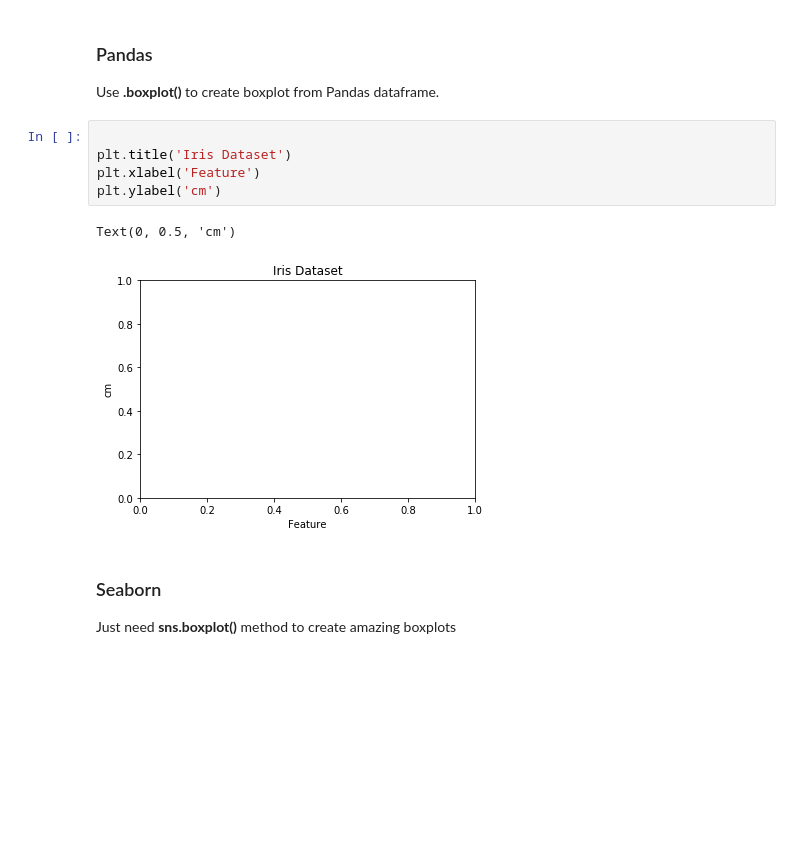
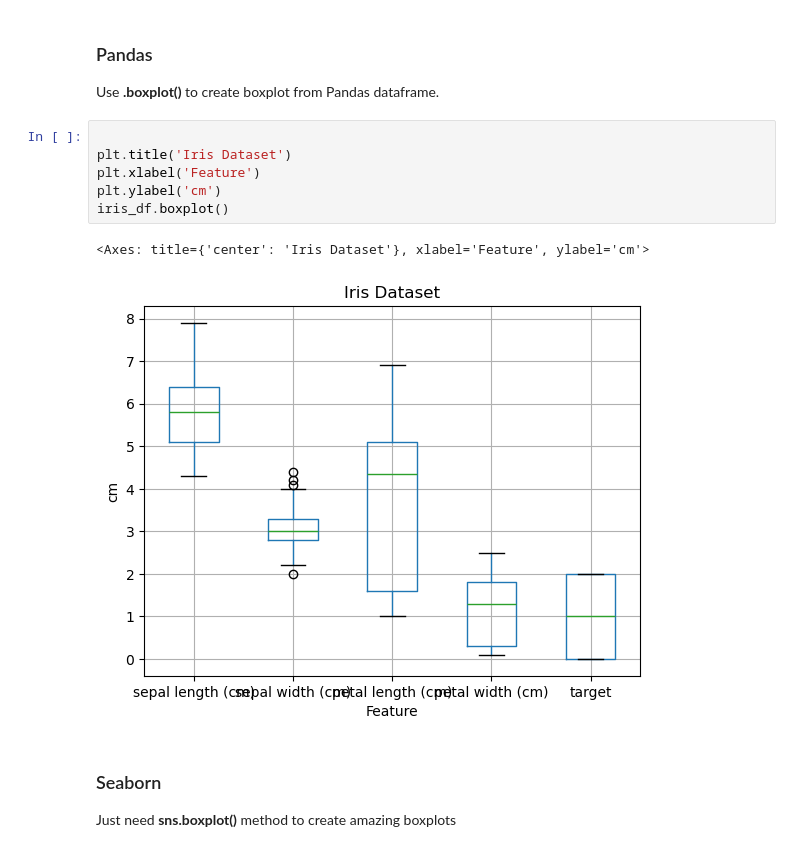
Before and after one commit to devmattj1/data_viz_python_tutorial, a Jupyter notebook: Data_Viz_Tutorial.ipynb, the cells around one changed output. Cells and saved outputs as stored; diff of their text form; blank space fills up the shorter version.

```diff
--- a/Data_Viz_Tutorial.ipynb
+++ b/Data_Viz_Tutorial.ipynb
@@ -405,11 +393,12 @@ Use **.boxplot()** to create boxplot from Pandas dataframe.
 # %%
 
 plt.title('Iris Dataset')
 plt.xlabel('Feature')
 plt.ylabel('cm')
+iris_df.boxplot()
 # %% [output]
-Text(0, 0.5, 'cm')
+<Axes: title={'center': 'Iris Dataset'}, xlabel='Feature', ylabel='cm'>
-[figure, old version]
+[figure, new version]
 # %% [markdown]
 ### Seaborn
 Just need **sns.boxplot()** method to create amazing boxplots
```
Also changed, not shown: parts of 12 cells of this notebook.
